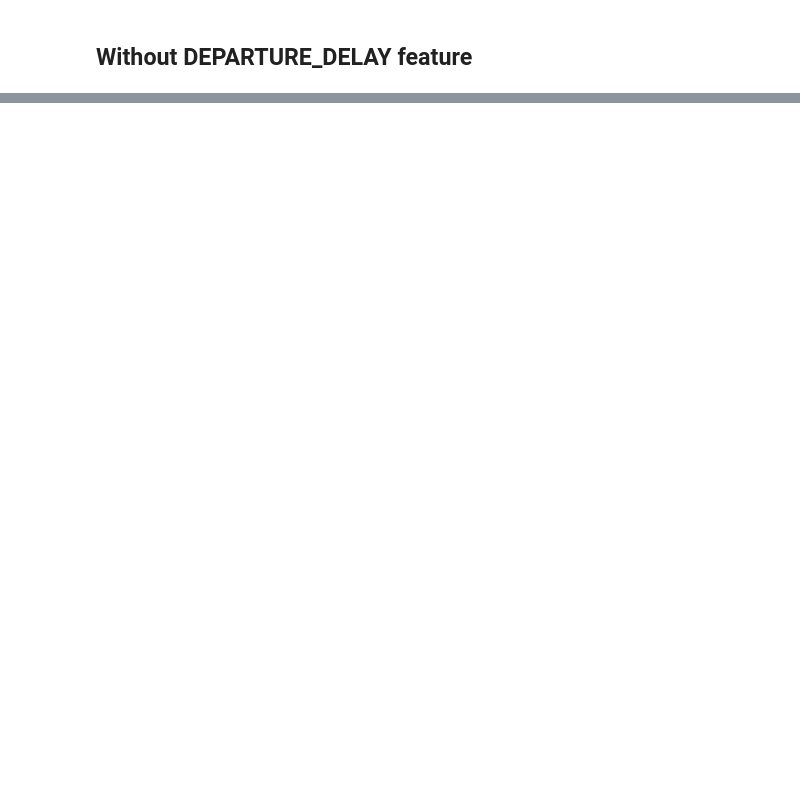
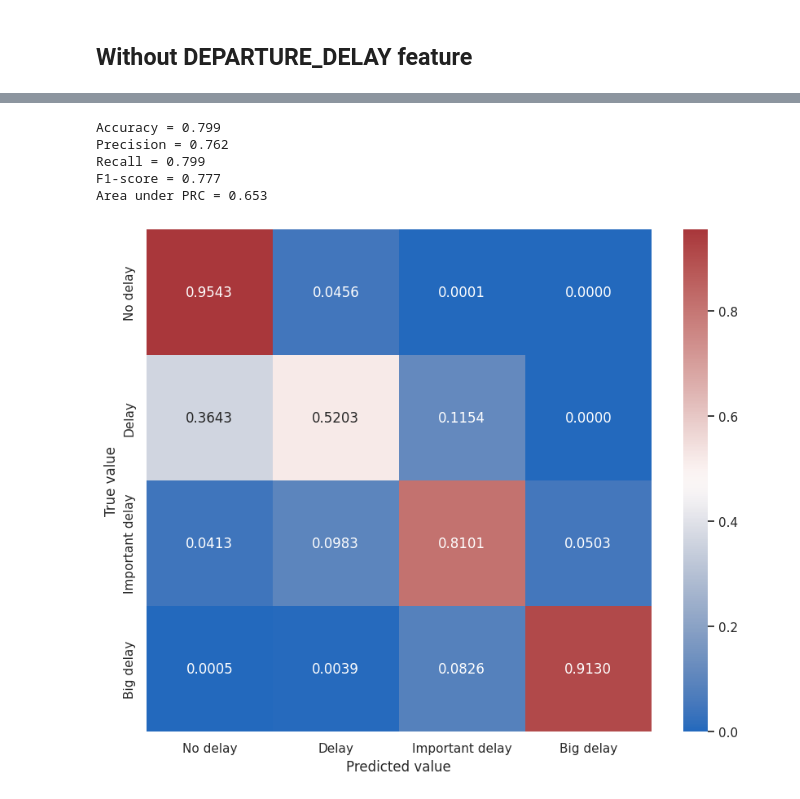
Before and after one commit to cezaryjanuszek/FlightDelays_prediction, a Jupyter notebook: PredictionModel_complex.ipynb, the cells around one changed output, grey strips where cells are left out. Cells and saved outputs as stored; diff of their text form; code cells hidden in the pictures; blank space fills up the shorter version.

```diff
--- a/PredictionModel_complex.ipynb
+++ b/PredictionModel_complex.ipynb
@@ -165,0 +462,25 @@ ROC-AUC = 0.707
+# %%
+# Evaluate performance with various metrics
+Y_pred, attention_weights = mlp_model(X_test)
+
+print('Accuracy = {:.3f}'.format(multiclass_accuracy(Y_pred, Y_test, average='macro', num_classes=4)))
+print('Precision = {:.3f}'.format(multiclass_precision(Y_pred, Y_test, average='macro', num_classes=4)))
+print('Recall = {:.3f}'.format(multiclass_recall(Y_pred, Y_test, average='macro', num_classes=4)))
+print('F1-score = {:.3f}'.format(multiclass_f1_score(Y_pred, Y_test, average='macro', num_classes=4)))
+print('Area under PRC = {:.3f}'.format(multiclass_auprc(Y_pred, Y_test, average='macro', num_classes=4)))
+
+conf_matrix = multiclass_confusion_matrix(Y_pred, Y_test, num_classes=4, normalize='true').cpu().numpy()
+conf_matrix = pd.DataFrame(conf_matrix, index=['No delay', 'Delay', 'Important delay', 'Big delay'], columns=['No delay', 'Delay', 'Important delay', 'Big delay'])
+
+plt.figure()
+sns.heatmap(conf_matrix, annot=True, cmap='vlag', fmt='.4f')
+plt.ylabel('True value')
+plt.xlabel('Predicted value')
+plt.show()
+# %% [output]
+Accuracy = 0.799
+Precision = 0.762
+Recall = 0.799
+F1-score = 0.777
+Area under PRC = 0.653
+[figure, added]
```
Also changed, not shown: parts of 19 cells of this notebook, 1 other file.
